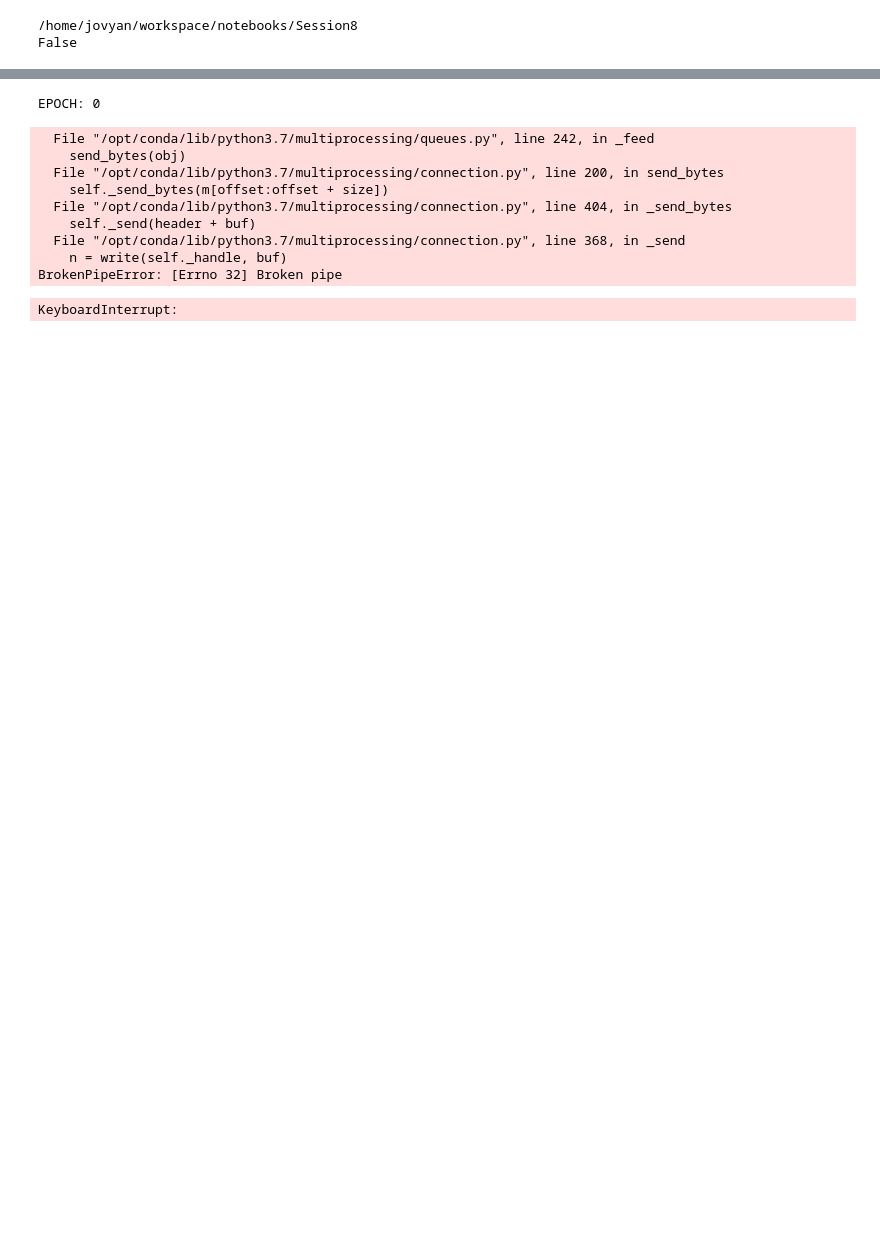
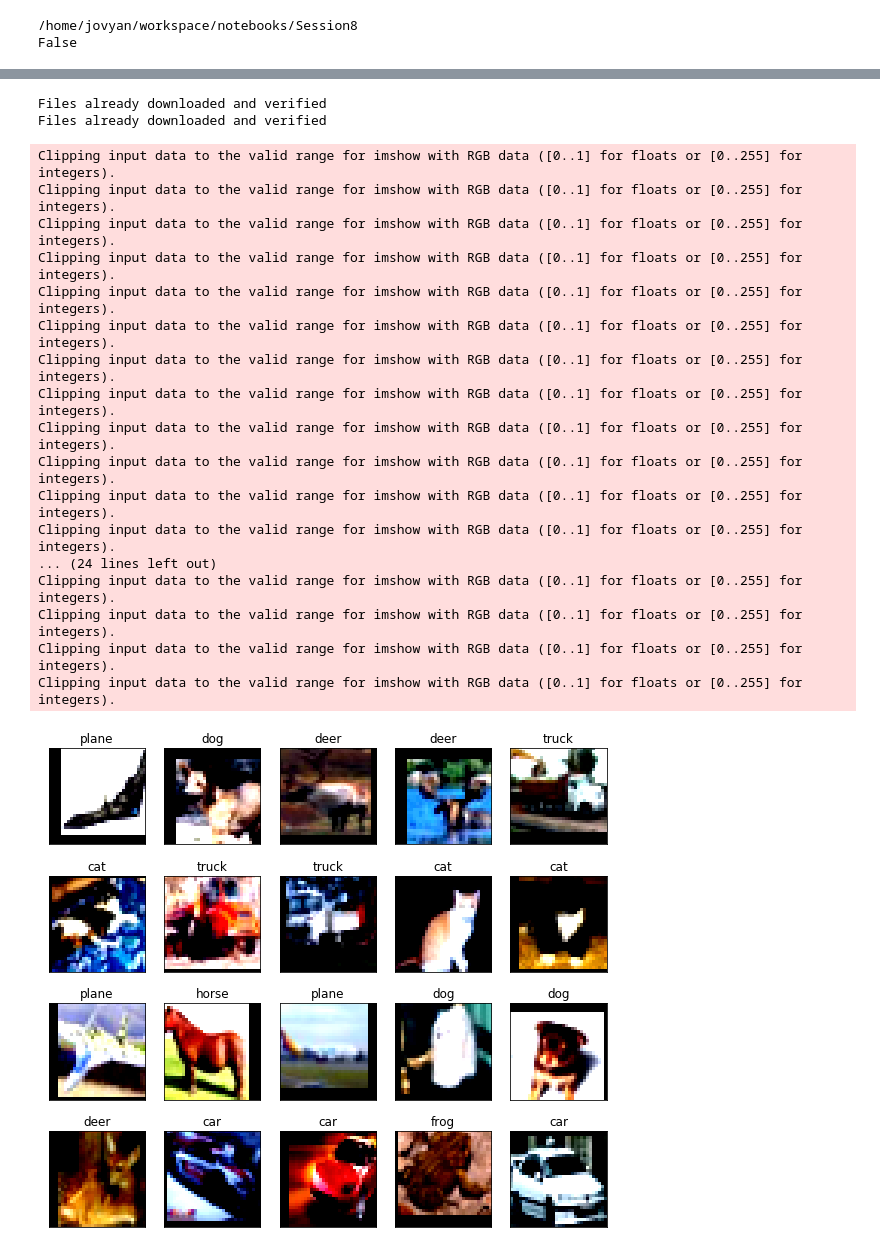
Before and after one commit to hemantkashniyal/EVA4, a Jupyter notebook: notebooks/Session8/Session_8.ipynb, the cells around one changed output, grey strips where cells are left out. Drawn from its saved outputs; the diff is of its cells as text; code cells hidden in the pictures; blank space fills up the shorter version.

```diff
--- a/notebooks/Session8/Session_8.ipynb
+++ b/notebooks/Session8/Session_8.ipynb
@@ -53,22 +75,21 @@ Experiment Config:  {
 # %%
-from torchvision import transforms
 from imageaug.transforms import Colorspace, RandomAdjustment, RandomRotatedCrop
 
-dataset_std = config.dataset.dataset_std
-dataset_mean = config.dataset.dataset_mean
+input_size = model_config.get("input_size")
+crop_size = model_config.get("input_dimension")
+angle_std = 7 # in degrees
+
 
 # Define training transforms
 train_transforms = transforms.Compose([
     transforms.RandomCrop(32, padding=4),
     transforms.RandomHorizontalFlip(),
     transforms.ToTensor(),
-    transforms.Normalize(dataset_mean, dataset_std),
+    transforms.Normalize((0.4914, 0.4822, 0.4465), (0.2023, 0.1994, 0.2010)),
 ])
-train_transforms = None
 
 # Define test transforms
 test_transforms = transforms.Compose([
     transforms.ToTensor(),
-    transforms.Normalize(dataset_mean, dataset_std),
+    transforms.Normalize((0.4914, 0.4822, 0.4465), (0.2023, 0.1994, 0.2010)),
 ])
-test_transforms = None
@@ -115,18 +96,28 @@ scheduler = SchedulerManager.get_scheduler(optimizer, config.scheduler)
-# %%
-from eva4.training.training_manager import TrainingManager
-
-
-training = TrainingManager(config, dataset, network, scheduler, optimizer)
-training.start()
-# %% [output]
-EPOCH: 0
-  File "/opt/conda/lib/python3.7/multiprocessing/queues.py", line 242, in _feed
-    send_bytes(obj)
-  File "/opt/conda/lib/python3.7/multiprocessing/connection.py", line 200, in send_bytes
-    self._send_bytes(m[offset:offset + size])
-  File "/opt/conda/lib/python3.7/multiprocessing/connection.py", line 404, in _send_bytes
-    self._send(header + buf)
-  File "/opt/conda/lib/python3.7/multiprocessing/connection.py", line 368, in _send
-    n = write(self._handle, buf)
-BrokenPipeError: [Errno 32] Broken pipe
-KeyboardInterrupt:
+# %%
+reset_seed()
+train_loader, test_loader = get_data_loader(train_transforms, test_transforms, model_config)
+
+# preview a few of the images from training and test
+print_data_stats(train_loader, model_config)
+print_data_stats(test_loader, model_config)
+# %% [output]
+Files already downloaded and verified
+Files already downloaded and verified
+Clipping input data to the valid range for imshow with RGB data ([0..1] for floats or [0..255] for integers).
+Clipping input data to the valid range for imshow with RGB data ([0..1] for floats or [0..255] for integers).
+Clipping input data to the valid range for imshow with RGB data ([0..1] for floats or [0..255] for integers).
+Clipping input data to the valid range for imshow with RGB data ([0..1] for floats or [0..255] for integers).
+Clipping input data to the valid range for imshow with RGB data ([0..1] for floats or [0..255] for integers).
+Clipping input data to the valid range for imshow with RGB data ([0..1] for floats or [0..255] for integers).
+Clipping input data to the valid range for imshow with RGB data ([0..1] for floats or [0..255] for integers).
+Clipping input data to the valid range for imshow with RGB data ([0..1] for floats or [0..255] for integers).
+Clipping input data to the valid range for imshow with RGB data ([0..1] for floats or [0..255] for integers).
+Clipping input data to the valid range for imshow with RGB data ([0..1] for floats or [0..255] for integers).
+Clipping input data to the valid range for imshow with RGB data ([0..1] for floats or [0..255] for integers).
+Clipping input data to the valid range for imshow with RGB data ([0..1] for floats or [0..255] for integers).
+... (24 lines left out)
+Clipping input data to the valid range for imshow with RGB data ([0..1] for floats or [0..255] for integers).
+Clipping input data to the valid range for imshow with RGB data ([0..1] for floats or [0..255] for integers).
+Clipping input data to the valid range for imshow with RGB data ([0..1] for floats or [0..255] for integers).
+Clipping input data to the valid range for imshow with RGB data ([0..1] for floats or [0..255] for integers).
+[figure, added]
```
Also changed, not shown: parts of 9 cells of this notebook, 1 other file.
